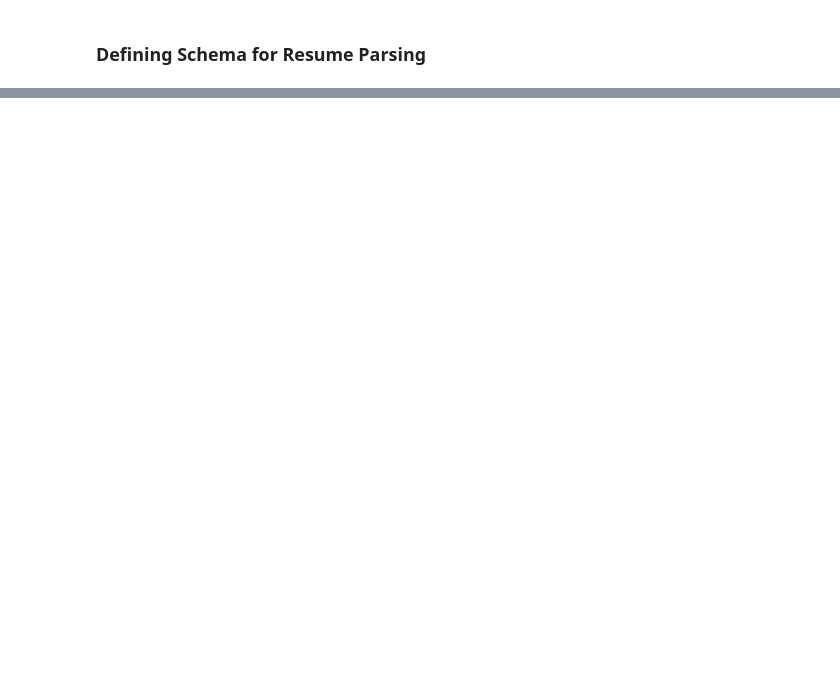
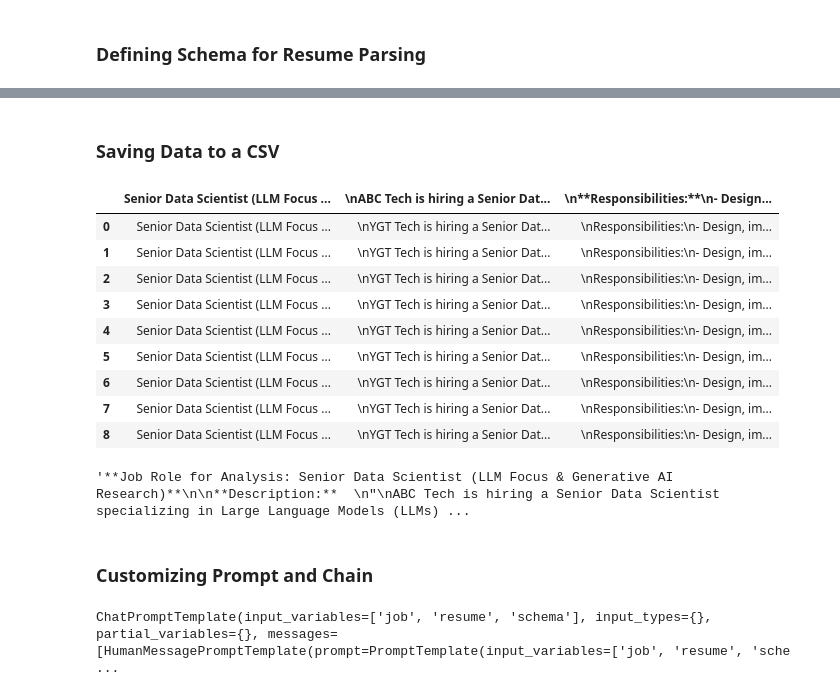
Before and after one commit to yyigitturan/RAG-Resume-Analyzer-Agent, a Jupyter notebook: research/research.ipynb, the cells around one changed output, grey strips where cells are left out. Cells and saved outputs as stored; diff of their text form; code cells hidden in the pictures; blank space fills up the shorter version.

```diff
--- a/research/research.ipynb
+++ b/research/research.ipynb
@@ -216,0 +552,17 @@ show_res(output.content)
+# %% [markdown]
+### Saving Data to a CSV
+# %%
+import csv, os, pandas as pd
+
+path_job_csv = "/Users/YGT/ygt/RAG-Resume-Analyzer-Agent/result/jobs.csv"
+
+def save_job_to_csv(data, filename):
+    headers = ['title', 'description', 'details']
+    file_exists = os.path.exists(filename)
+
+    with open(filename, 'a', newline='', encoding='utf-8') as f:
+        writer = csv.DictWriter(f, fieldnames=headers, delimiter=';')
+
+        if not file_exists:
+            writer.writeheader()
+        writer.writerow(data)
@@ -216,0 +571,14 @@ show_res(output.content)
+# %%
+df = pd.read_csv(path_job_csv, sep=";")
+df
+# %% [output]
+|  | Senior Data Scientist (LLM Focus ... | \nABC Tech is hiring a Senior Dat... | \n**Responsibilities:**\n- Design... |
+| 0 | Senior Data Scientist (LLM Focus ... | \nYGT Tech is hiring a Senior Dat... | \nResponsibilities:\n- Design, im... |
+| 1 | Senior Data Scientist (LLM Focus ... | \nYGT Tech is hiring a Senior Dat... | \nResponsibilities:\n- Design, im... |
+| 2 | Senior Data Scientist (LLM Focus ... | \nYGT Tech is hiring a Senior Dat... | \nResponsibilities:\n- Design, im... |
+| 3 | Senior Data Scientist (LLM Focus ... | \nYGT Tech is hiring a Senior Dat... | \nResponsibilities:\n- Design, im... |
+| 4 | Senior Data Scientist (LLM Focus ... | \nYGT Tech is hiring a Senior Dat... | \nResponsibilities:\n- Design, im... |
+| 5 | Senior Data Scientist (LLM Focus ... | \nYGT Tech is hiring a Senior Dat... | \nResponsibilities:\n- Design, im... |
+| 6 | Senior Data Scientist (LLM Focus ... | \nYGT Tech is hiring a Senior Dat... | \nResponsibilities:\n- Design, im... |
+| 7 | Senior Data Scientist (LLM Focus ... | \nYGT Tech is hiring a Senior Dat... | \nResponsibilities:\n- Design, im... |
+| 8 | Senior Data Scientist (LLM Focus ... | \nYGT Tech is hiring a Senior Dat... | \nResponsibilities:\n- Design, im... |
@@ -216,0 +615,7 @@ show_res(output.content)
+# %%
+job_details = load_job(path_job_csv)
+job_details
+# %% [output]
+'**Job Role for Analysis: Senior Data Scientist (LLM Focus & Generative AI Research)**\n\n**Description:**  \n"\nABC Tech is hiring a Senior Data Scientist specializing in Large Language Models (LLMs) ...
+# %% [markdown]
+### Customizing Prompt and Chain
@@ -216,0 +645,4 @@ show_res(output.content)
+# %%
+prompt_template
+# %% [output]
+ChatPromptTemplate(input_variables=['job', 'resume', 'schema'], input_types={}, partial_variables={}, messages=[HumanMessagePromptTemplate(prompt=PromptTemplate(input_variables=['job', 'resume', 'sche ...
```
Also changed, not shown: parts of 62 cells of this notebook, 4 other files.
